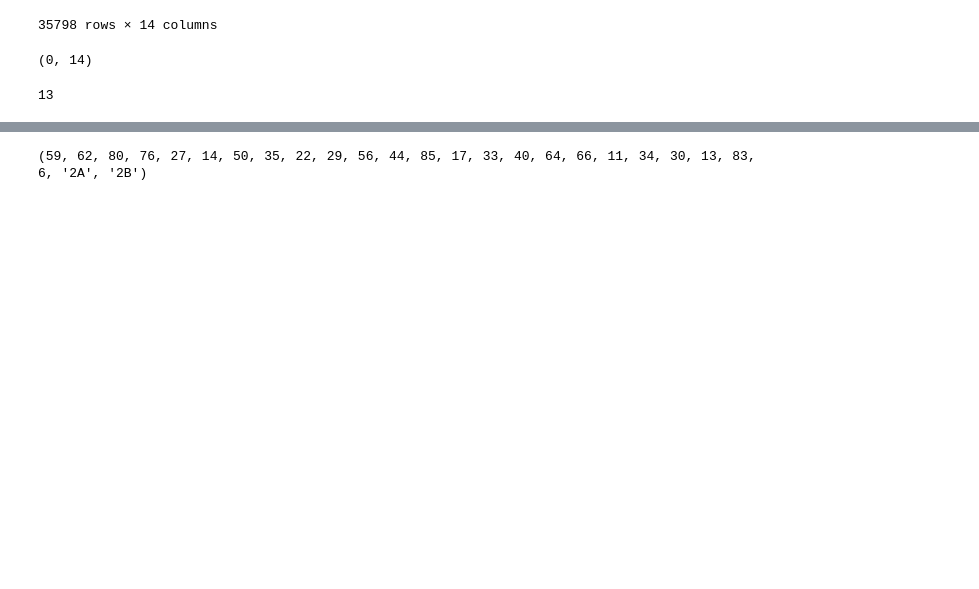
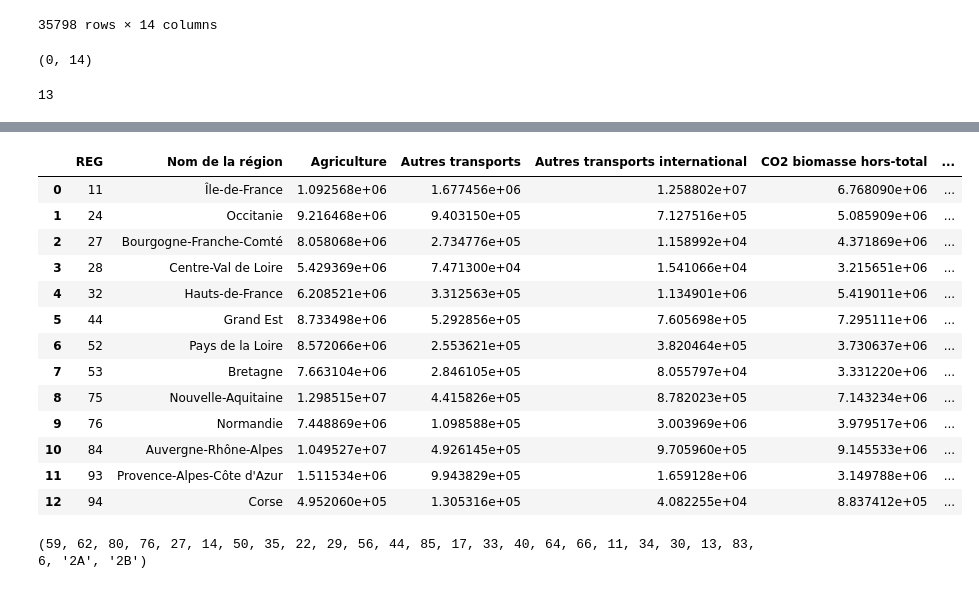
Before and after one commit to tpaquier/Python_DS, a Jupyter notebook: base_pollution_code.ipynb, the cells around one changed output, grey strips where cells are left out. Cells and saved outputs as stored; diff of their text form; code cells hidden in the pictures; blank space fills up the shorter version.

```diff
--- a/base_pollution_code.ipynb
+++ b/base_pollution_code.ipynb
@@ -134,3 +135,48 @@ pollution_group_reg
+# %%
+#Dictionnaire de correspondance des numéro de région avec leur nom
+#Utile pour l'affiche des graphiques
+nom_reg = {
+    84: 'Auvergne-Rhône-Alpes',
+    27: 'Bourgogne-Franche-Comté',
+    53: 'Bretagne',
+    28: 'Centre-Val de Loire',
+    94: 'Corse',
+    44: 'Grand Est',
+    32: 'Hauts-de-France',
+    11: 'Île-de-France',
+    76: 'Normandie',
+    75: 'Nouvelle-Aquitaine',
+    24: 'Occitanie',
+    52: 'Pays de la Loire',
+    93: "Provence-Alpes-Côte d'Azur"
+}
+# %%
+# Conversion de la colonne 'REG' en type int
+pollution_group_reg['REG'] = pollution_group_reg['REG'].astype(int)
+
+# Création de la variable 'Nom de la région' à partir de celle de la région
+pollution_group_reg['Nom de la région'] = pollution_group_reg['REG'].map(nom_reg).fillna("inconnu")
+
+# Réaranger l'ordre des colonnes
+colonnes_ordre = ['REG', 'Nom de la région'] + [colonne for colonne in pollution_group_reg.columns if colonne not in ['REG', 'Nom de la région']]
+pollution_group_reg = pollution_group_reg[colonnes_ordre]
+# %%
+pollution_group_reg
+# %% [output]
+|  | REG | Nom de la région | Agriculture | Autres transports | Autres transports international | CO2 biomasse hors-total | ... |
+| 0 | 11 | Île-de-France | 1.092568e+06 | 1.677456e+06 | 1.258802e+07 | 6.768090e+06 | ... |
+| 1 | 24 | Occitanie | 9.216468e+06 | 9.403150e+05 | 7.127516e+05 | 5.085909e+06 | ... |
+| 2 | 27 | Bourgogne-Franche-Comté | 8.058068e+06 | 2.734776e+05 | 1.158992e+04 | 4.371869e+06 | ... |
+| 3 | 28 | Centre-Val de Loire | 5.429369e+06 | 7.471300e+04 | 1.541066e+04 | 3.215651e+06 | ... |
+| 4 | 32 | Hauts-de-France | 6.208521e+06 | 3.312563e+05 | 1.134901e+06 | 5.419011e+06 | ... |
+| 5 | 44 | Grand Est | 8.733498e+06 | 5.292856e+05 | 7.605698e+05 | 7.295111e+06 | ... |
+| 6 | 52 | Pays de la Loire | 8.572066e+06 | 2.553621e+05 | 3.820464e+05 | 3.730637e+06 | ... |
+| 7 | 53 | Bretagne | 7.663104e+06 | 2.846105e+05 | 8.055797e+04 | 3.331220e+06 | ... |
+| 8 | 75 | Nouvelle-Aquitaine | 1.298515e+07 | 4.415826e+05 | 8.782023e+05 | 7.143234e+06 | ... |
+| 9 | 76 | Normandie | 7.448869e+06 | 1.098588e+05 | 3.003969e+06 | 3.979517e+06 | ... |
+| 10 | 84 | Auvergne-Rhône-Alpes | 1.049527e+07 | 4.926145e+05 | 9.705960e+05 | 9.145533e+06 | ... |
+| 11 | 93 | Provence-Alpes-Côte d'Azur | 1.511534e+06 | 9.943829e+05 | 1.659128e+06 | 3.149788e+06 | ... |
+| 12 | 94 | Corse | 4.952060e+05 | 1.305316e+05 | 4.082255e+04 | 8.837412e+05 | ... |
 # %%
 set_dep_littoral = (59, 62, 80, 76, 27, 14, 50, 35,
                       22, 29, 56, 44, 85, 17, 33, 40,
```
Also changed, not shown: parts of 3 cells of this notebook.
